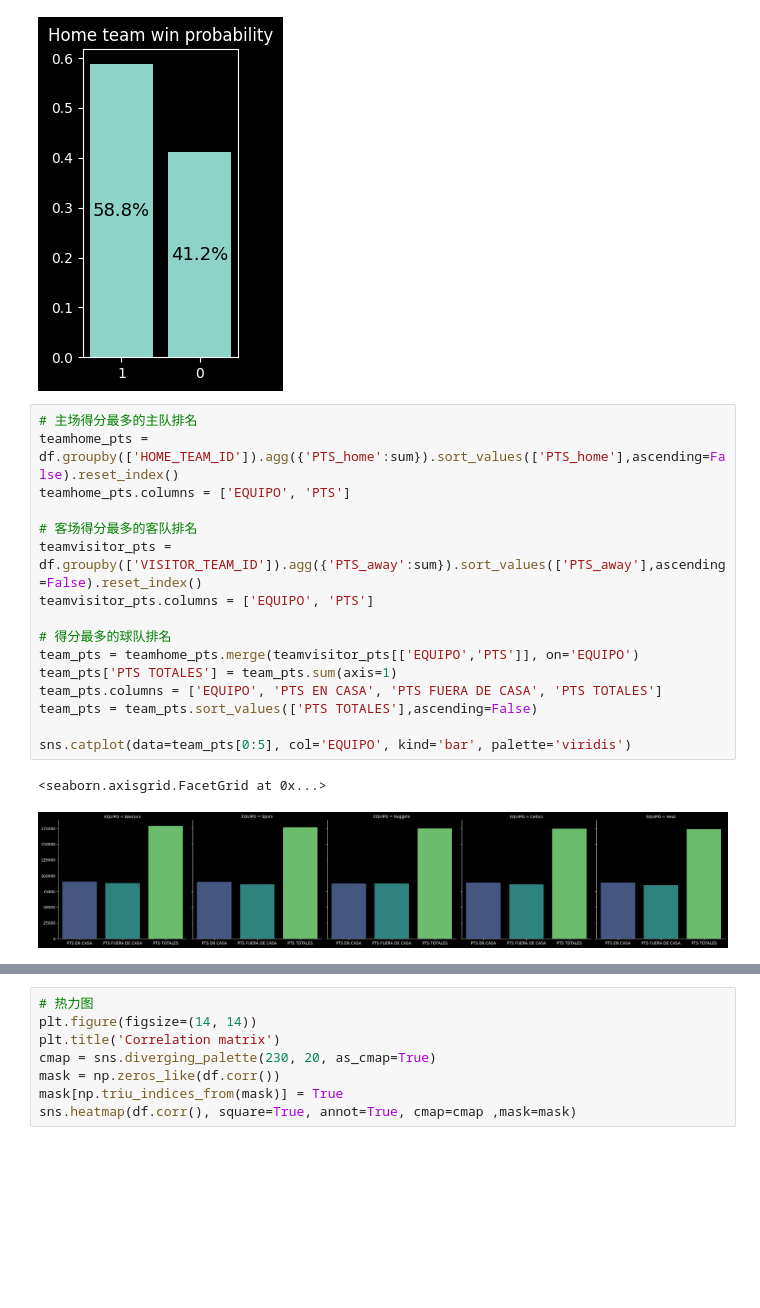
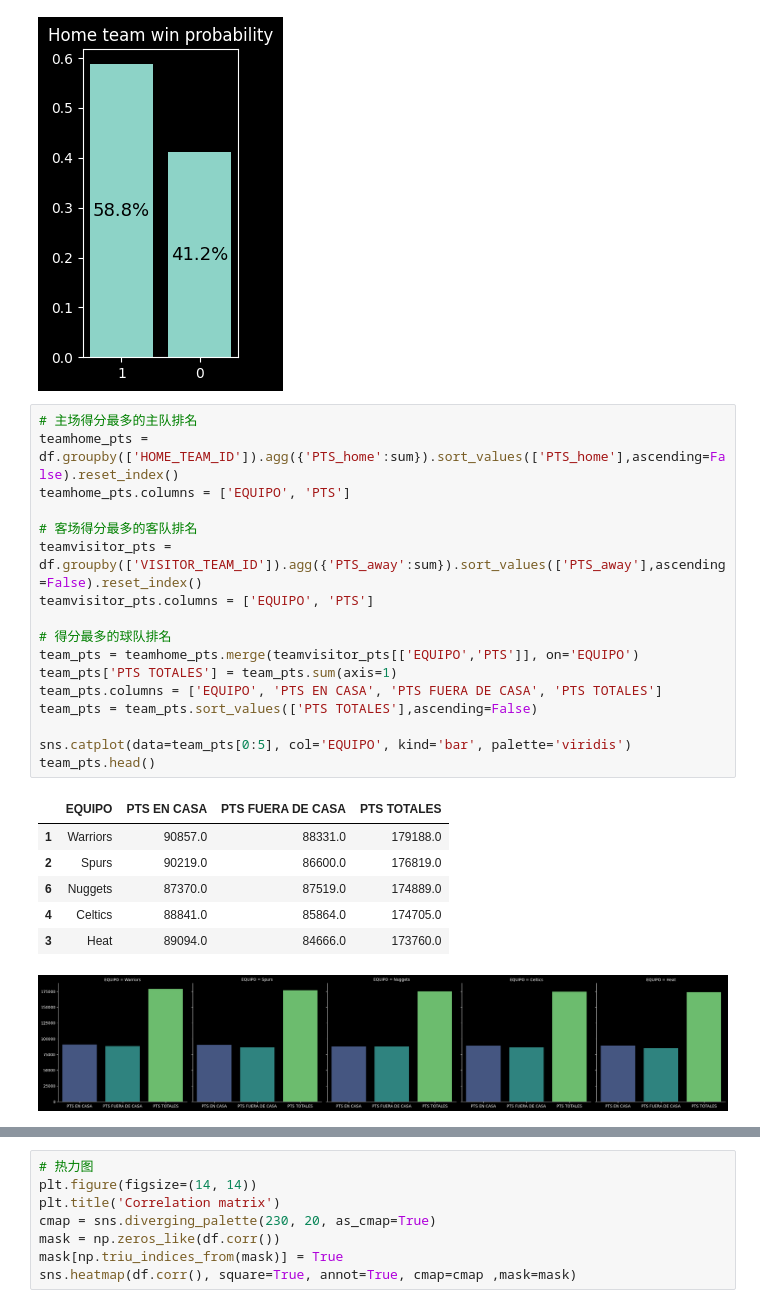
Before and after one commit to Jackey-Marine/NBA_PREDICT, a Jupyter notebook: predict_ML.ipynb, the cells around one changed output, grey strips where cells are left out. Drawn from its saved outputs; the diff is of its cells as text; blank space fills up the shorter version.

```diff
--- a/predict_ML.ipynb
+++ b/predict_ML.ipynb
@@ -106,21 +113,27 @@ plt.show()
 # %%
 # 主场得分最多的主队排名
 teamhome_pts = df.groupby(['HOME_TEAM_ID']).agg({'PTS_home':sum}).sort_values(['PTS_home'],ascending=False).reset_index()
 teamhome_pts.columns = ['EQUIPO', 'PTS']
 
 # 客场得分最多的客队排名
 teamvisitor_pts = df.groupby(['VISITOR_TEAM_ID']).agg({'PTS_away':sum}).sort_values(['PTS_away'],ascending=False).reset_index()
 teamvisitor_pts.columns = ['EQUIPO', 'PTS']
 
 # 得分最多的球队排名
 team_pts = teamhome_pts.merge(teamvisitor_pts[['EQUIPO','PTS']], on='EQUIPO')
 team_pts['PTS TOTALES'] = team_pts.sum(axis=1)
 team_pts.columns = ['EQUIPO', 'PTS EN CASA', 'PTS FUERA DE CASA', 'PTS TOTALES']
 team_pts = team_pts.sort_values(['PTS TOTALES'],ascending=False)
 
 sns.catplot(data=team_pts[0:5], col='EQUIPO', kind='bar', palette='viridis')
+team_pts.head()
 # %% [output]
-<seaborn.axisgrid.FacetGrid at 0x...>
+|  | EQUIPO | PTS EN CASA | PTS FUERA DE CASA | PTS TOTALES |
+| 1 | Warriors | 90857.0 | 88331.0 | 179188.0 |
+| 2 | Spurs | 90219.0 | 86600.0 | 176819.0 |
+| 6 | Nuggets | 87370.0 | 87519.0 | 174889.0 |
+| 4 | Celtics | 88841.0 | 85864.0 | 174705.0 |
+| 3 | Heat | 89094.0 | 84666.0 | 173760.0 |
 [figure]
 # %%
 # 主场得分最多的主队排名
```
Also changed, not shown: parts of 12 cells of this notebook, 16 other files.
